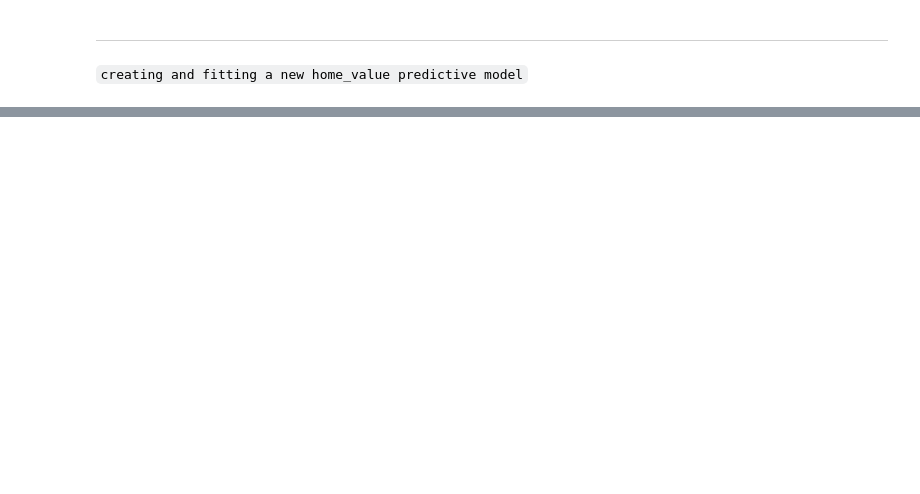
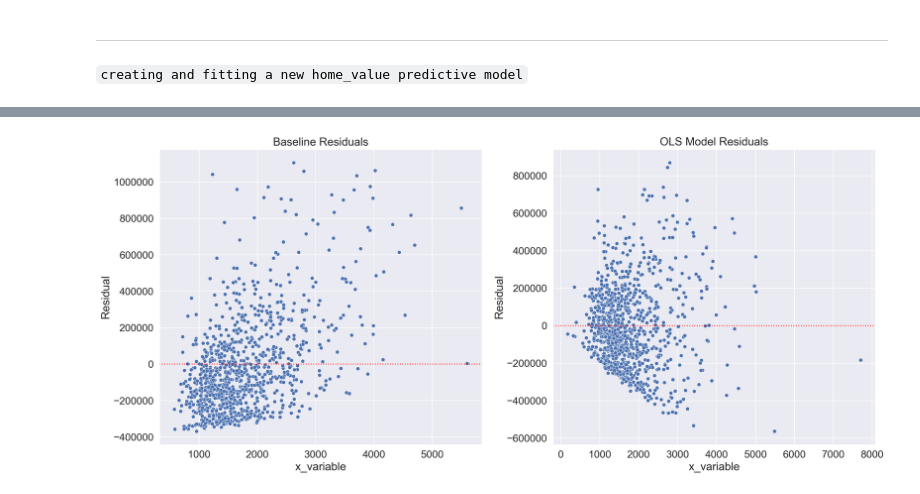
Before and after one commit to mijailmariano/regression-exercises, a Jupyter notebook: evaluate.ipynb, the cells around one changed output, grey strips where cells are left out. Cells and saved outputs as stored; diff of their text form; code cells hidden in the pictures; blank space fills up the shorter version.

```diff
--- a/evaluate.ipynb
+++ b/evaluate.ipynb
@@ -126,4 +129,6 @@ predictions = model.predict(X_var)
 # created model predictions
 
 df = pd.concat([X_var, y_var], axis = 1)
-df["baseline"] = baseline_predictions
+model_df = df.copy().reset_index(drop = True)
+
+model_df["baseline"] = baseline_predictions
@@ -138,0 +135,4 @@ df.head()
+# %%
+# including the "y_hat"/home value predictions
+model_df["predictions"] = predictions.round(2)
+model_df.head()
@@ -138,0 +149,4 @@ df.head()
+# %%
+# plotting the baseline residual error (actual - baseline prediction)
+model_df["baseline_residuals"] = model_df["home_value"] - model_df["baseline"]
+model_df.head()
@@ -138,0 +160,3 @@ df.head()
+# %%
+model_df["residuals"] = model_df["home_value"] - model_df["predictions"]
+model_df.head()
@@ -138,0 +170,32 @@ df.head()
+# %%
+# considering creating a function that creates these plots
+
+plt.figure(figsize = (12,6))
+
+plt.subplot(121)
+ax = sns.scatterplot(x = "finished_sq_feet", y = "baseline_residuals", data = model_df.sample(1000))
+plt.axhline(y = 0, ls = ':', color = "red")
+plt.xlabel('x_variable')
+plt.ylabel('Residual')
+plt.title('Baseline Residuals')
+ # removing axes scientific notation
+plt.ticklabel_format(style = "plain")
+
+# making individual plots more readable
+ax.figure.set_size_inches(18, 6)
+
+plt.subplot(122)
+ax = sns.scatterplot(x = "finished_sq_feet", y = "residuals", data = model_df.sample(1000))
+plt.axhline(y = 0, ls = ':', color = "red")
+
+plt.xlabel('x_variable')
+plt.ylabel('Residual')
+plt.title('OLS Model Residuals')
+# removing axes scientific notation
+plt.ticklabel_format(style = "plain")
+
+# making individual plots more readable
+ax.figure.set_size_inches(18, 8)
+plt.tight_layout()
+# %% [output]
+[figure, added]
```
Also changed, not shown: parts of 32 cells of this notebook, 3 other files.
